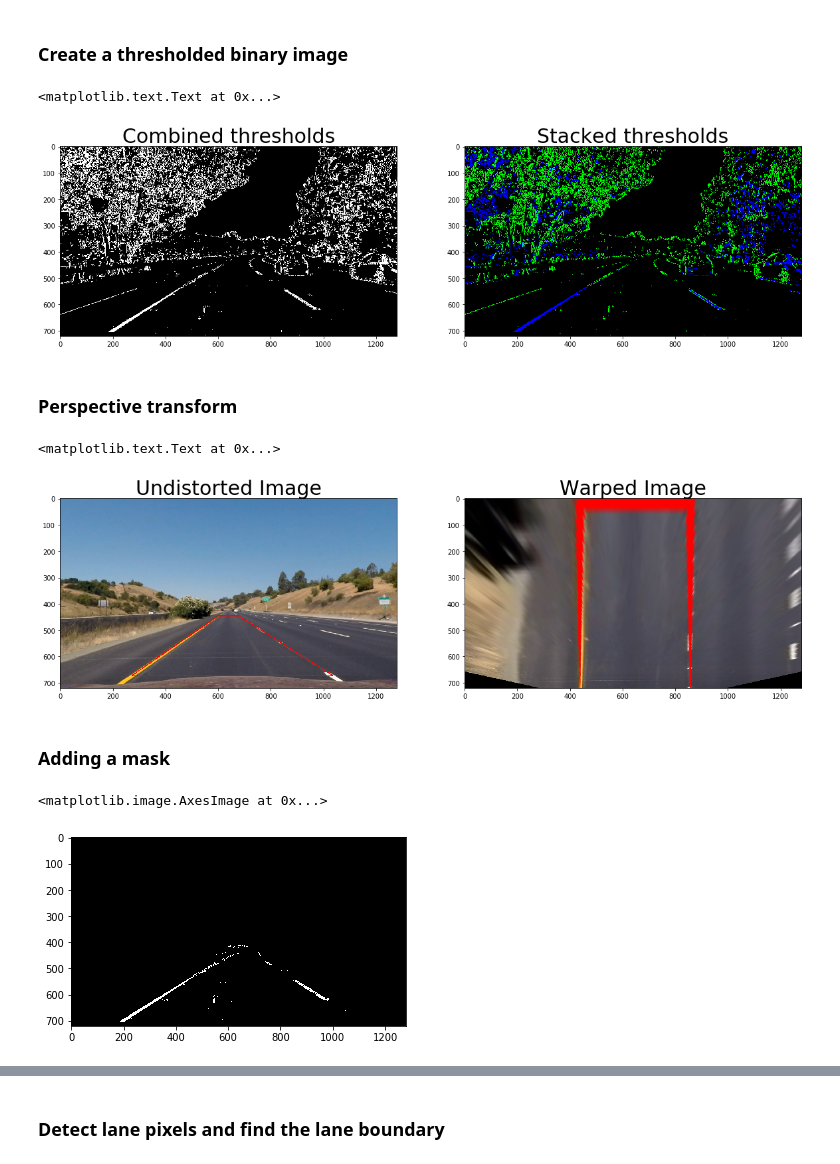
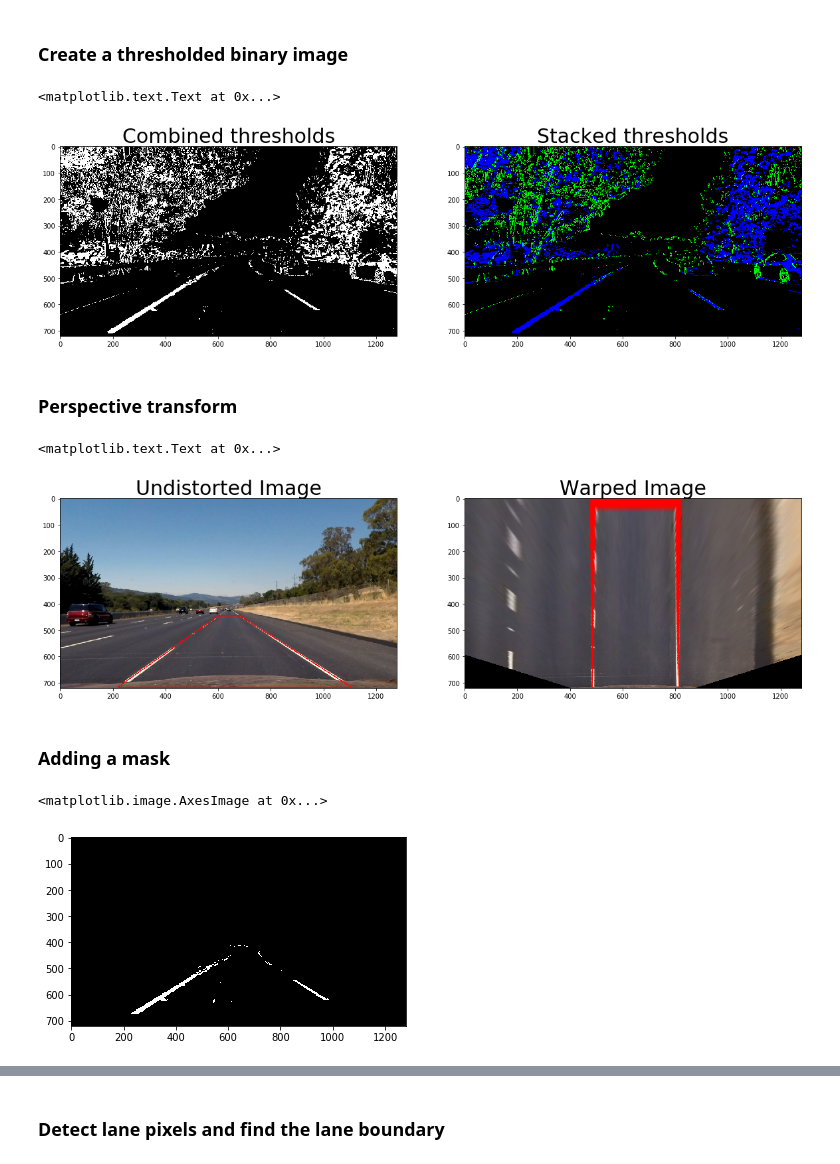
Before and after one commit to enhsin/p4-advancedLaneLines, a Jupyter notebook: pipeline.ipynb, the cells around one changed output, grey strips where cells are left out. Saved outputs shown, nothing was run; the diff lists cells and outputs as text; code cells hidden in the pictures.

```diff
--- a/pipeline.ipynb
+++ b/pipeline.ipynb
@@ -75,7 +76,7 @@ ax2.set_title('Undistorted Image', fontsize=30)
 # %% [markdown]
 ### Create a thresholded binary image
 # %%
-def threshold(img, s_thresh=(170, 255), sx_thresh=(20, 100), h_thresh=100):
+def threshold(img, s_thresh=(90, 255), sx_thresh=(30, 255), h_thresh=100):
     hls = cv2.cvtColor(img, cv2.COLOR_BGR2HLS).astype(np.float)
     l_channel = hls[:,:,1]
     s_channel = hls[:,:,2]
@@ -101,6 +102,7 @@ def threshold(img, s_thresh=(170, 255), sx_thresh=(20, 100), h_thresh=100):
     # Combine the two binary thresholds
     combined_binary = np.zeros_like(sxbinary)
     combined_binary[(s_binary == 1) | (sxbinary == 1)] = 1
+
     return color_binary, combined_binary
 
 color_binary, combined_binary = threshold(img_undist)
@@ -114,51 +116,62 @@ ax2.imshow(color_binary)
 ax2.set_title('Stacked thresholds', fontsize=30)
 # %% [output]
 <matplotlib.text.Text at 0x...>
-[figure, old version]
+[figure, new version]
 # %% [markdown]
 ### Perspective transform
 # %%
 def draw_lines(img, lines, color=[255, 0, 0], thickness=2):
     for line in lines:
         for x1,y1,x2,y2 in line:
             cv2.line(img, (x1, y1), (x2, y2), color, thickness)
 
-cal_img = cv2.imread('test_images/straight_lines1.jpg')
+cal_img = cv2.imread('test_images/straight_lines2.jpg')
 cal_img_size = (cal_img.shape[1], cal_img.shape[0])
 cal_img_undist = cv2.cvtColor(cv2.undistort(cal_img, mtx, dist, None, mtx), cv2.COLOR_BGR2RGB)
 
-verta = np.array([[[272,672,602,445],[602,445,676,445],[676,445,1035,672],[1035,672,272,672]]], dtype=np.int32)
-draw_lines(cal_img_undist, verta, color=[255,0,0], thickness=2)
-
 # source points
-src = np.float32([[272,672],[602,445],[676,445],[1035,672]])
+src = np.float32([[218,717],[600,445],[682,445],[1107,717]])
+#src = np.float32([[218,717],[609,440],[674,440],[1107,717]])
 
 # destination points
-dst = np.float32([[(src[0][0]+src[1][0])/2, cal_img.shape[0]],[(src[0][0]+src[1][0])/2,0],[(src[2][0]+src[3][0])/2,0],[(src[2][0]+src[3][0])/2, cal_img.shape[0]]])
+r1 = 0.3
+r2 = 1-r1
+dst = np.float32([[(r1*src[0][0]+r2*src[1][0]), cal_img.shape[0]],
+                  [(r1*src[0][0]+r2*src[1][0]), 0],
+                  [(r2*src[2][0]+r1*src[3][0]), 0],
+                  [(r2*src[2][0]+r1*src[3][0]), cal_img.shape[0]]])
+
+ds = 0
+verta = np.int32([[[src[0][0],src[0][1],src[1][0],src[1][1]],
+                 [src[1][0],src[1][1],src[2][0],src[2][1]],
+                 [src[2][0],src[2][1],src[3][0],src[3][1]],
+                 [src[3][0],src[0][1],src[0][0],src[0][1]]]])
+
+draw_lines(cal_img_undist, verta, color=[255,0,0], thickness=2)
 
 M = cv2.getPerspectiveTransform(src, dst)
 Minv = cv2.getPerspectiveTransform(dst, src)
 warped = cv2.warpPerspective(cal_img_undist, M, (cal_img.shape[1],cal_img.shape[0]))
 
 f, (ax1, ax2) = plt.subplots(1, 2, figsize=(20, 10))
 ax1.imshow(cal_img_undist)
 ax1.set_title('Undistorted Image', fontsize=30)
 ax2.imshow(warped)
 ax2.set_title('Warped Image', fontsize=30)
 # %% [output]
 <matplotlib.text.Text at 0x...>
-[figure, old version]
+[figure, new version]
 # %% [markdown]
 ### Adding a mask
 # %%
 mask = np.zeros_like(combined_binary)
 imshape = mask.shape
-vertices = np.array([[(100,imshape[0]),(imshape[1]/2-10, 400), (imshape[1]/2+10, 400), (imshape[1]-100,imshape[0])]], dtype=np.int32)
+vertices = np.array([[(100,imshape[0]-45),(imshape[1]/2-10, 400), (imshape[1]/2+10, 400), (imshape[1]-100,imshape[0]-45)]], dtype=np.int32)
 cv2.fillPoly(mask, vertices, 1)
 plt.imshow(combined_binary*mask, cmap='gray')
 # %% [output]
 <matplotlib.image.AxesImage at 0x...>
-[figure, old version]
+[figure, new version]
 # %%
 binary_warped = cv2.warpPerspective(combined_binary*mask, M, (combined_binary.shape[1],combined_binary.shape[0]))
 plt.figure()
```
Also changed, not shown: parts of 12 cells of this notebook, 6 other files.
